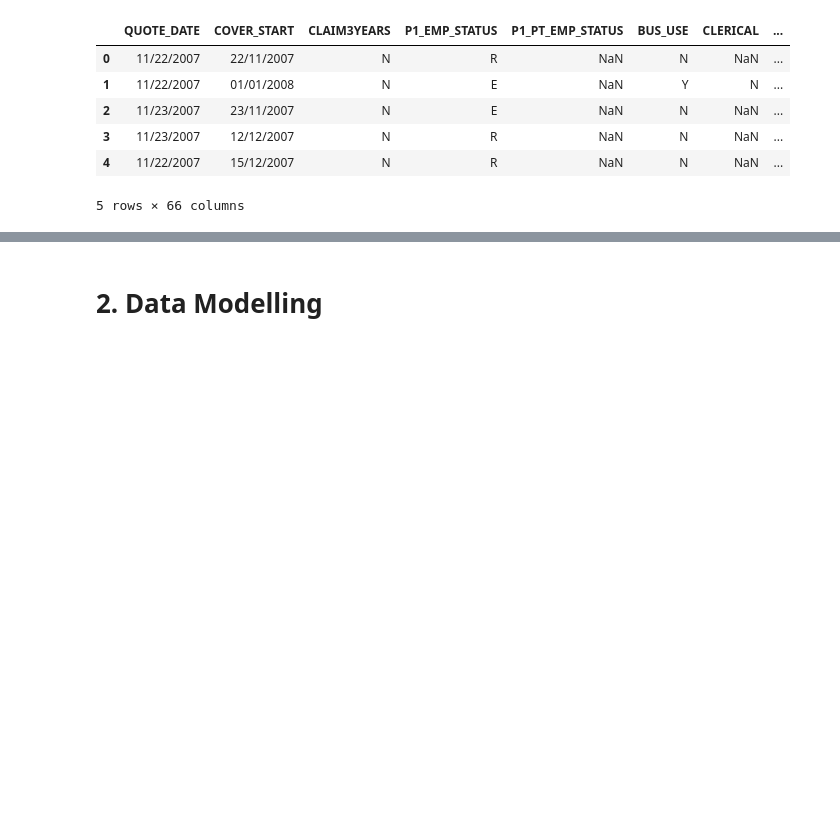
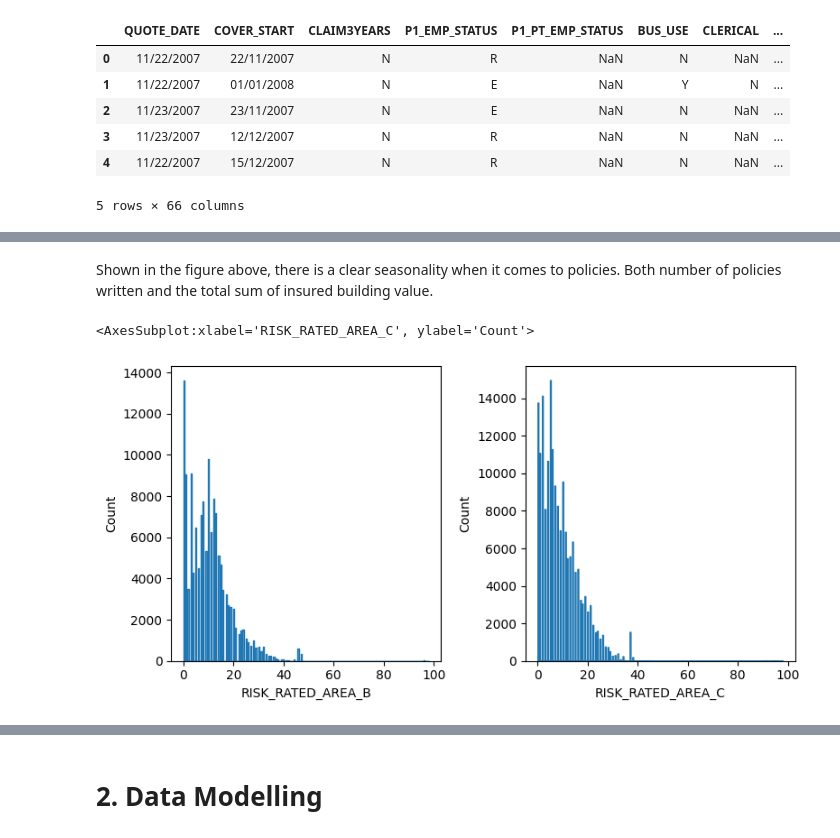
Before and after one commit to jjp4595/insurance_data_science, a Jupyter notebook: notebooks/JP_eSure.ipynb, the cells around one changed output, grey strips where cells are left out. Saved outputs shown, nothing was run; the diff lists cells and outputs as text; code cells hidden in the pictures; blank space fills up the shorter version.

```diff
--- a/notebooks/JP_eSure.ipynb
+++ b/notebooks/JP_eSure.ipynb
@@ -129,0 +272,10 @@ XGBoost only allows `int`, `float`, or `boolean` data types.
+# %% [markdown]
+Shown in the figure above, there is a clear seasonality when it comes to policies. Both number of policies written and the total sum of insured building value.
+# %%
+fig, ax = plt.subplots(1,2, figsize = (8,4), tight_layout=True)
+ax=ax.ravel()
+sns.histplot(df["RISK_RATED_AREA_B"], element="step", ax=ax[0])
+sns.histplot(df["RISK_RATED_AREA_C"], element="step", ax=ax[1])
+# %% [output]
+<AxesSubplot:xlabel='RISK_RATED_AREA_C', ylabel='Count'>
+[figure, added]
```
Also changed, not shown: parts of 85 cells of this notebook.
